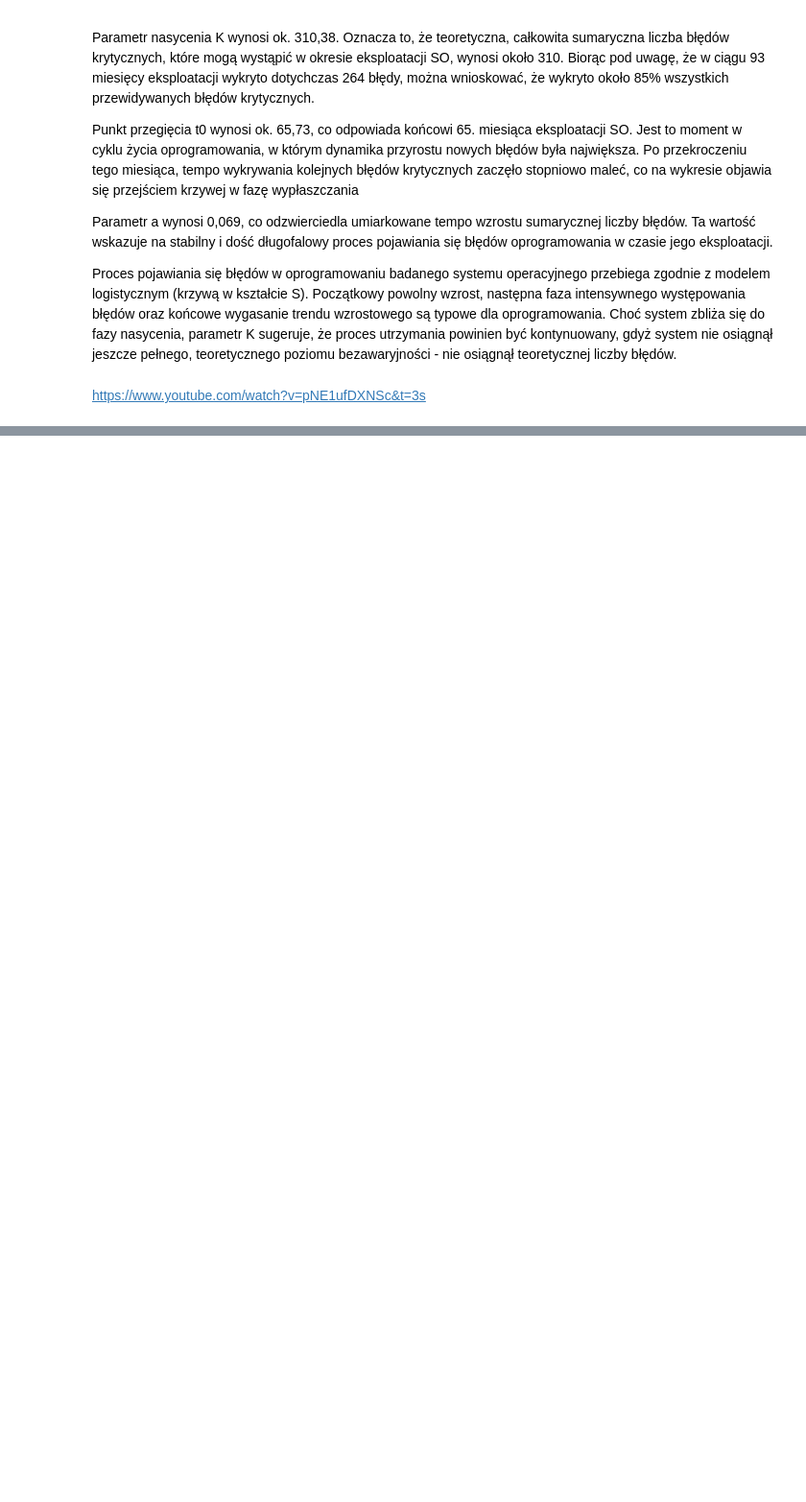
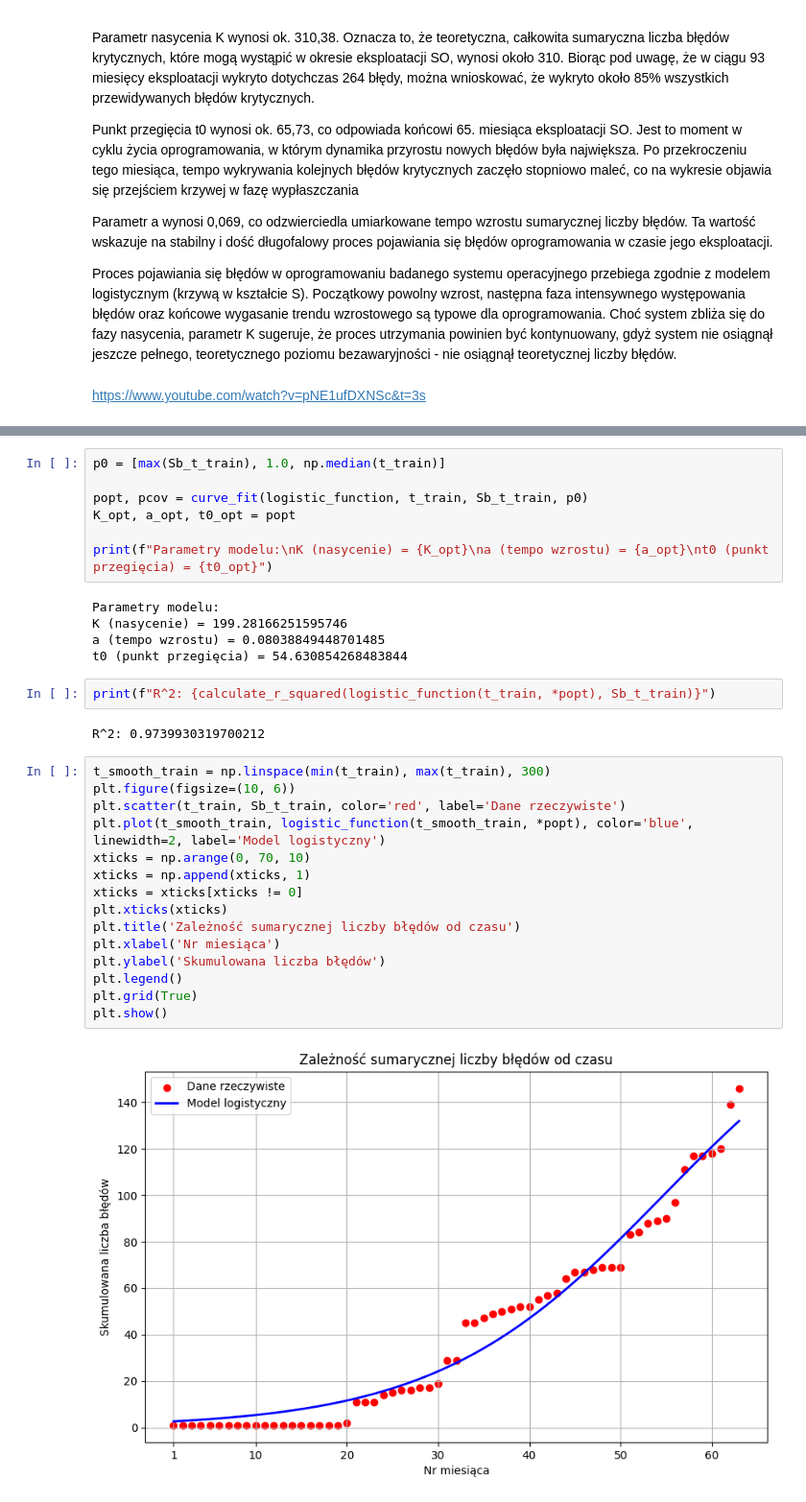
Before and after one commit to michal-slezak-dev/data-mining, a Jupyter notebook: LAB-2/zad-2-błędy-krytyczne/Lab-2-Zad-2-Michał-Ślęzak-Szymon-Oleśkiewicz.ipynb, the cells around one changed output, grey strips where cells are left out. Shown at 96% size. Saved outputs shown, nothing was run; the diff lists cells and outputs as text; blank space fills up the shorter version.

```diff
--- a/LAB-2/zad-2-błędy-krytyczne/Lab-2-Zad-2-Michał-Ślęzak-Szymon-Oleśkiewicz.ipynb
+++ b/LAB-2/zad-2-błędy-krytyczne/Lab-2-Zad-2-Michał-Ślęzak-Szymon-Oleśkiewicz.ipynb
@@ -105,0 +221,33 @@ https://www.youtube.com/watch?v=pNE1ufDXNSc&t=3s
+# %%
+p0 = [max(Sb_t_train), 1.0, np.median(t_train)]
+
+popt, pcov = curve_fit(logistic_function, t_train, Sb_t_train, p0)
+K_opt, a_opt, t0_opt = popt
+
+print(f"Parametry modelu:\nK (nasycenie) = {K_opt}\na (tempo wzrostu) = {a_opt}\nt0 (punkt przegięcia) = {t0_opt}")
+# %% [output]
+Parametry modelu:
+K (nasycenie) = 199.28166251595746
+a (tempo wzrostu) = 0.08038849448701485
+t0 (punkt przegięcia) = 54.630854268483844
+# %%
+print(f"R^2: {calculate_r_squared(logistic_function(t_train, *popt), Sb_t_train)}")
+# %% [output]
+R^2: 0.9739930319700212
+# %%
+t_smooth_train = np.linspace(min(t_train), max(t_train), 300)
+plt.figure(figsize=(10, 6))
+plt.scatter(t_train, Sb_t_train, color='red', label='Dane rzeczywiste')
+plt.plot(t_smooth_train, logistic_function(t_smooth_train, *popt), color='blue', linewidth=2, label='Model logistyczny')
+xticks = np.arange(0, 70, 10)
+xticks = np.append(xticks, 1)
+xticks = xticks[xticks != 0]
+plt.xticks(xticks)
+plt.title('Zależność sumarycznej liczby błędów od czasu')
+plt.xlabel('Nr miesiąca')
+plt.ylabel('Skumulowana liczba błędów')
+plt.legend()
+plt.grid(True)
+plt.show()
+# %% [output]
+[figure, added]
```
Also changed, not shown: parts of 21 cells of this notebook, 9 other files.
